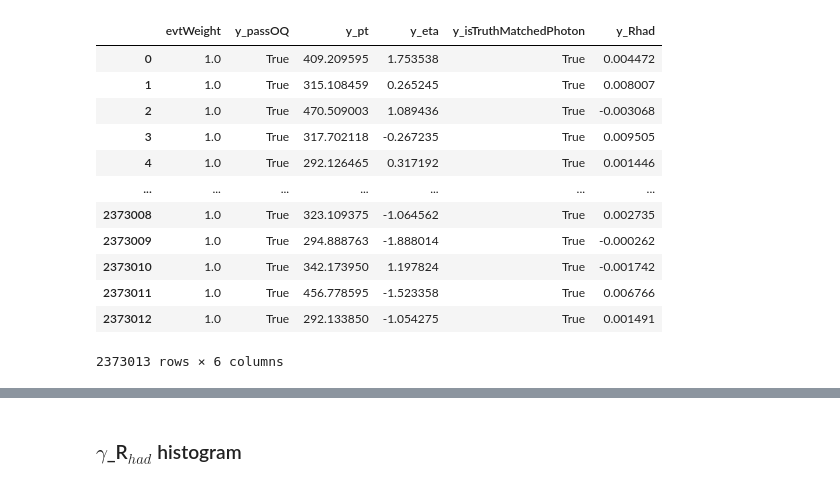
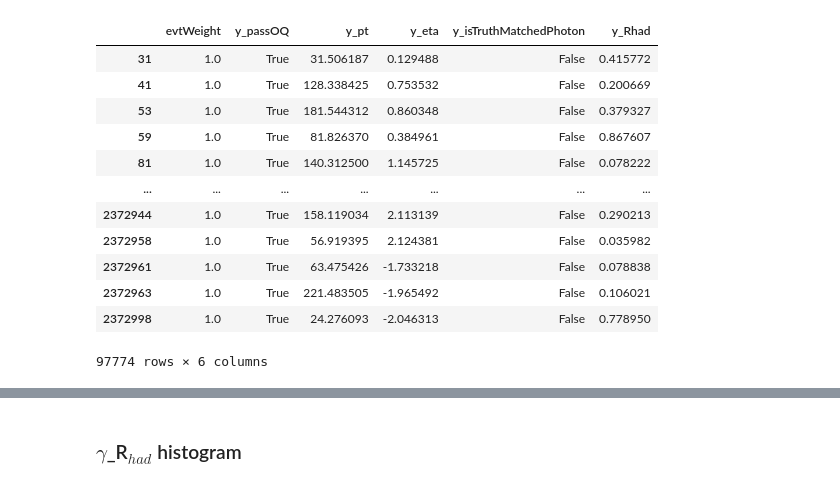
Before and after one commit to kyranks/photon-study, a Jupyter notebook: 01plot_photon_shower_shapes.ipynb, the cells around one changed output, grey strips where cells are left out. Saved outputs shown, nothing was run; the diff lists cells and outputs as text; code cells hidden in the pictures.

```diff
--- a/01plot_photon_shower_shapes.ipynb
+++ b/01plot_photon_shower_shapes.ipynb
@@ -11,18 +13,18 @@ branches = ['evtWeight', 'y_passOQ', 'y_pt', 'y_eta', 'y_isTruthMatchedPhoton',
 # %%
 df_photon = uproot.open(folder+'/mc21_gammajet_v02/PyPt17_mc21_800664.root', entrystop=1000)['SinglePhoton'].arrays(branches,library="pd")
 # %%
-df_photon#.head()
+df_photon[~df_photon.y_isTruthMatchedPhoton]#.head()
 # %% [output]
 |  | evtWeight | y_passOQ | y_pt | y_eta | y_isTruthMatchedPhoton | y_Rhad |
-| 0 | 1.0 | True | 409.209595 | 1.753538 | True | 0.004472 |
-| 1 | 1.0 | True | 315.108459 | 0.265245 | True | 0.008007 |
-| 2 | 1.0 | True | 470.509003 | 1.089436 | True | -0.003068 |
-| 3 | 1.0 | True | 317.702118 | -0.267235 | True | 0.009505 |
-| 4 | 1.0 | True | 292.126465 | 0.317192 | True | 0.001446 |
+| 31 | 1.0 | True | 31.506187 | 0.129488 | False | 0.415772 |
+| 41 | 1.0 | True | 128.338425 | 0.753532 | False | 0.200669 |
+| 53 | 1.0 | True | 181.544312 | 0.860348 | False | 0.379327 |
+| 59 | 1.0 | True | 81.826370 | 0.384961 | False | 0.867607 |
+| 81 | 1.0 | True | 140.312500 | 1.145725 | False | 0.078222 |
 | ... | ... | ... | ... | ... | ... | ... |
-| 2373008 | 1.0 | True | 323.109375 | -1.064562 | True | 0.002735 |
-| 2373009 | 1.0 | True | 294.888763 | -1.888014 | True | -0.000262 |
-| 2373010 | 1.0 | True | 342.173950 | 1.197824 | True | -0.001742 |
-| 2373011 | 1.0 | True | 456.778595 | -1.523358 | True | 0.006766 |
-| 2373012 | 1.0 | True | 292.133850 | -1.054275 | True | 0.001491 |
+| 2372944 | 1.0 | True | 158.119034 | 2.113139 | False | 0.290213 |
+| 2372958 | 1.0 | True | 56.919395 | 2.124381 | False | 0.035982 |
+| 2372961 | 1.0 | True | 63.475426 | -1.733218 | False | 0.078838 |
+| 2372963 | 1.0 | True | 221.483505 | -1.965492 | False | 0.106021 |
+| 2372998 | 1.0 | True | 24.276093 | -2.046313 | False | 0.778950 |
-2373013 rows × 6 columns
+97774 rows × 6 columns
```
Also changed, not shown: parts of 3 cells of this notebook, 5 other files.
